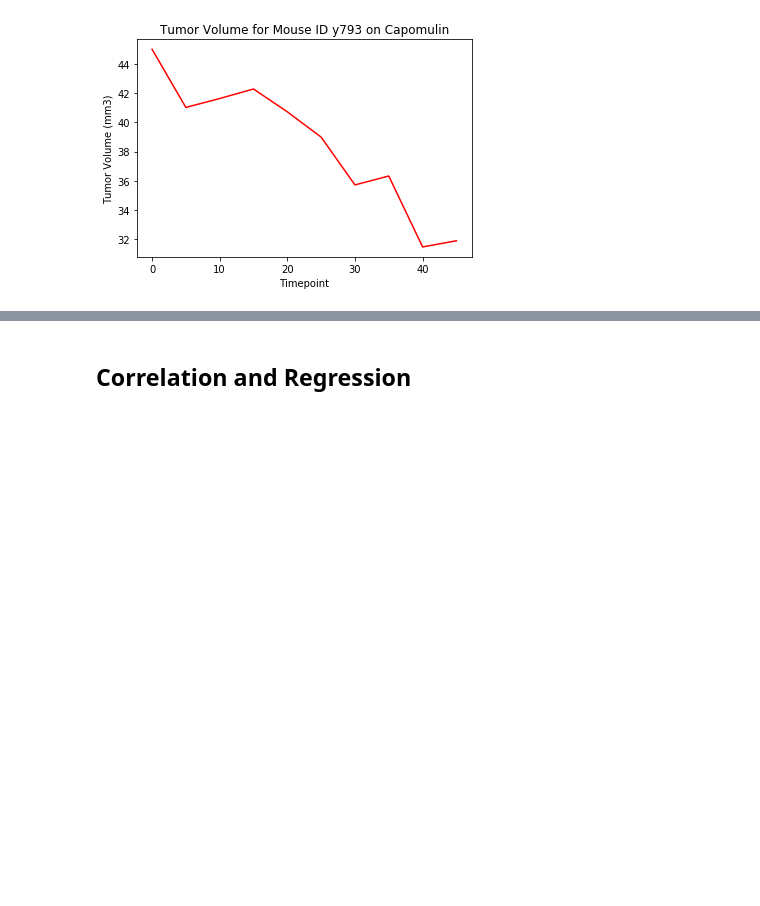
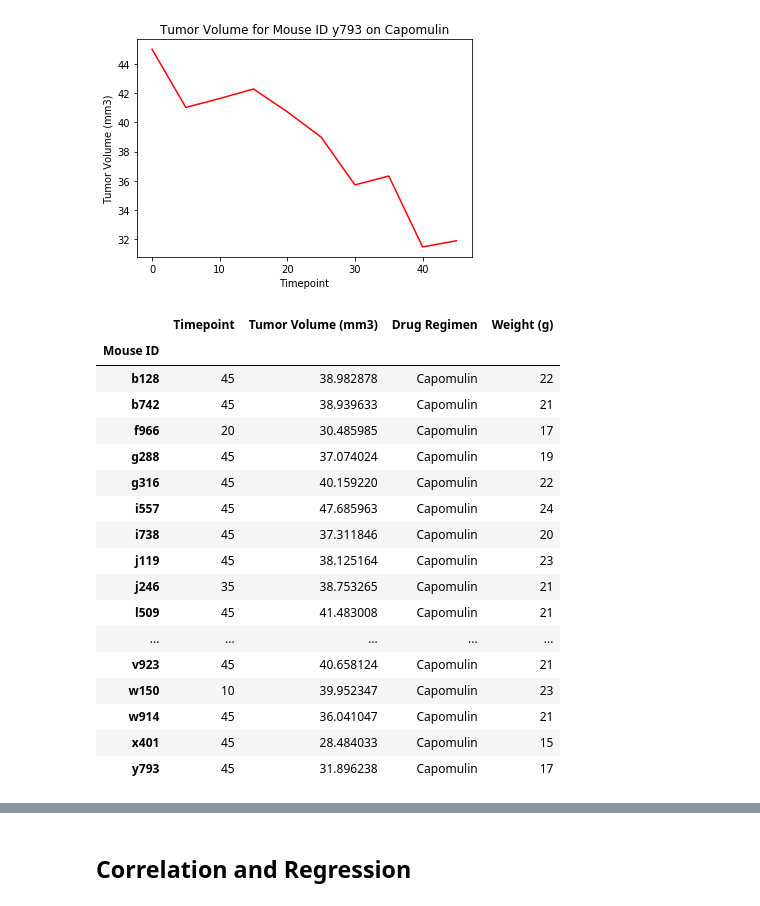
Before and after one commit to kvereda/Matplotlib-challenge, a Jupyter notebook: pymaceuticals_starter.ipynb, the cells around one changed output, grey strips where cells are left out. Drawn from its saved outputs; the diff is of its cells as text; code cells hidden in the pictures; blank space fills up the shorter version.

```diff
--- a/pymaceuticals_starter.ipynb
+++ b/pymaceuticals_starter.ipynb
@@ -595 +593,23 @@ plt.show()
+# %%
+Capomulin_weight_df = last_combined_mice_merge2[last_combined_mice_merge2["Drug Regimen"] =="Capomulin"]
+Capomulin_weight_df
+# %% [output]
+|  | Timepoint | Tumor Volume (mm3) | Drug Regimen | Weight (g) |
+| Mouse ID |  |  |  |  |
+| b128 | 45 | 38.982878 | Capomulin | 22 |
+| b742 | 45 | 38.939633 | Capomulin | 21 |
+| f966 | 20 | 30.485985 | Capomulin | 17 |
+| g288 | 45 | 37.074024 | Capomulin | 19 |
+| g316 | 45 | 40.159220 | Capomulin | 22 |
+| i557 | 45 | 47.685963 | Capomulin | 24 |
+| i738 | 45 | 37.311846 | Capomulin | 20 |
+| j119 | 45 | 38.125164 | Capomulin | 23 |
+| j246 | 35 | 38.753265 | Capomulin | 21 |
+| l509 | 45 | 41.483008 | Capomulin | 21 |
+| ... | ... | ... | ... | ... |
+| v923 | 45 | 40.658124 | Capomulin | 21 |
+| w150 | 10 | 39.952347 | Capomulin | 23 |
+| w914 | 45 | 36.041047 | Capomulin | 21 |
+| x401 | 45 | 28.484033 | Capomulin | 15 |
+| y793 | 45 | 31.896238 | Capomulin | 17 |
 # %%
```
Also changed, not shown: parts of 4 cells of this notebook.
